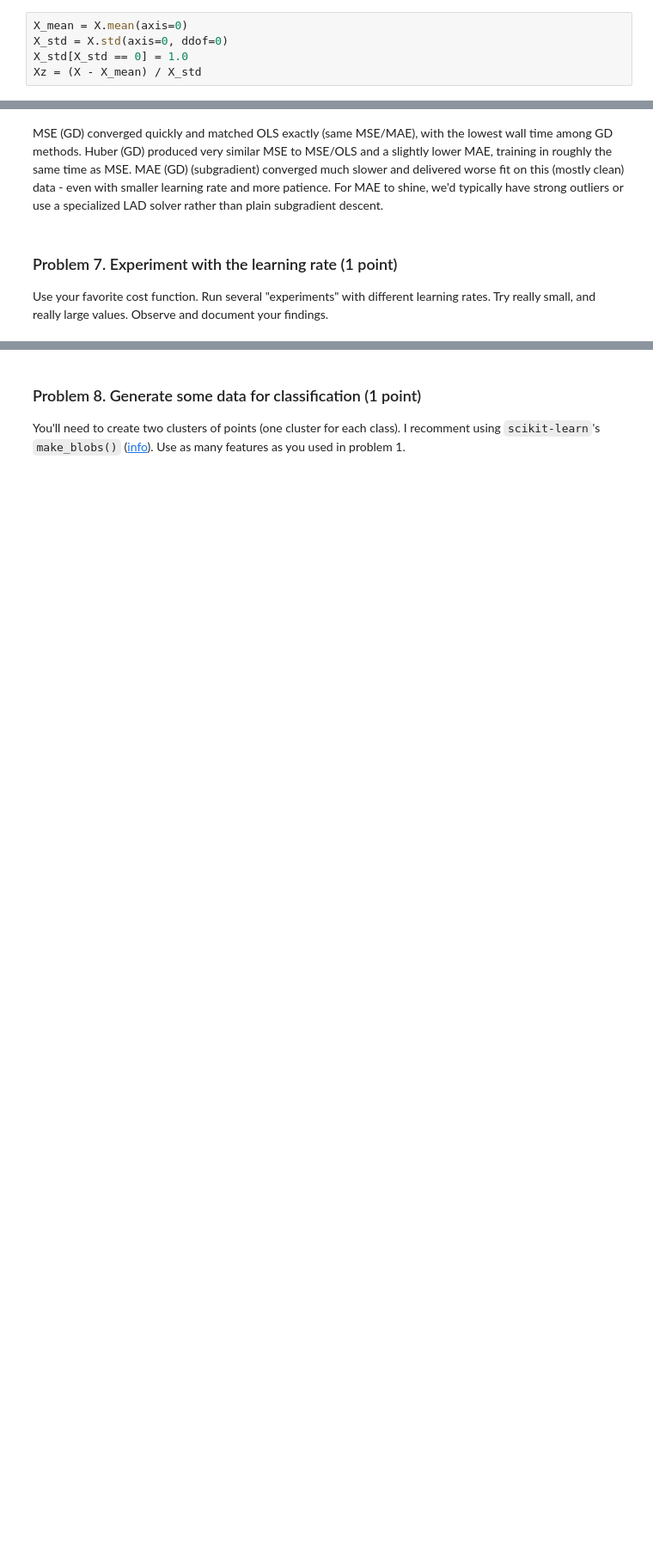
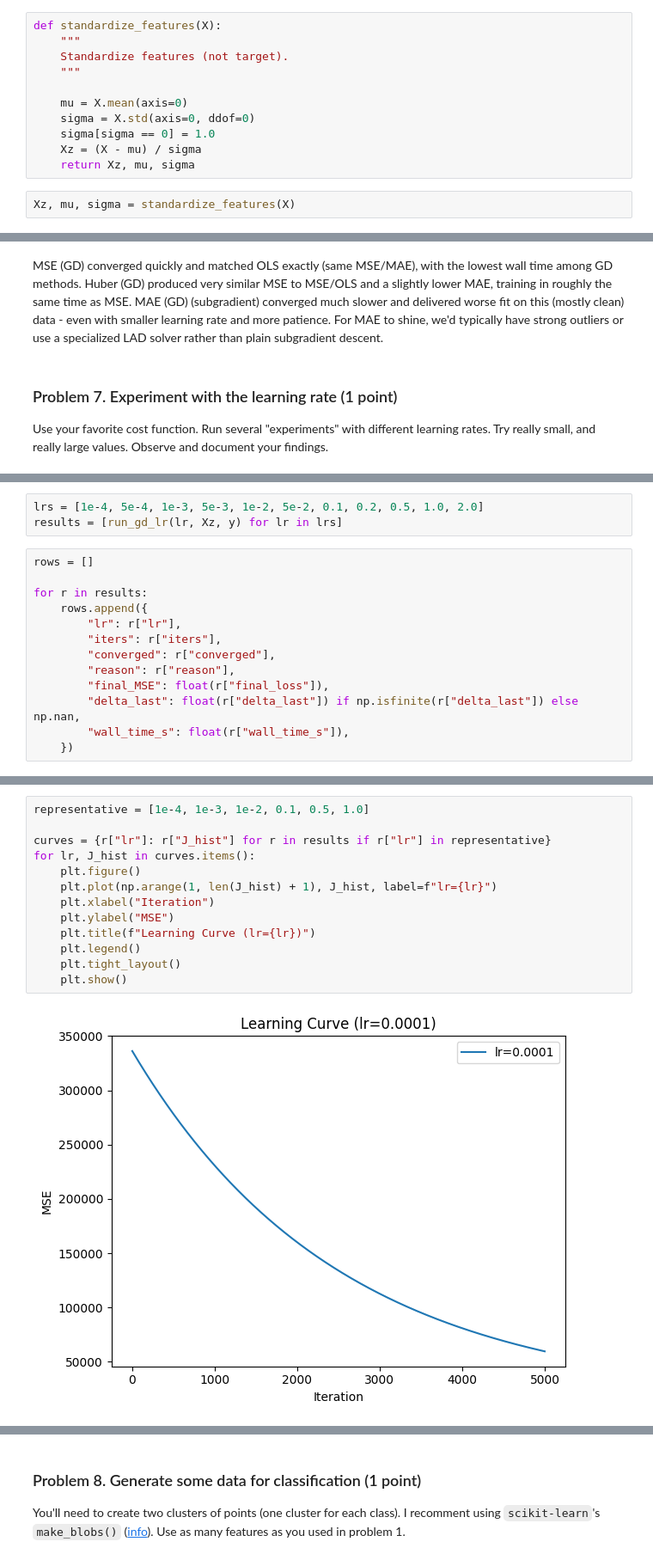
Before and after one commit to stilyan122/AI-and-Machine-Learning, a Jupyter notebook: Data Science/Regression Models/Regression Models Lab.ipynb, the cells around one changed output, grey strips where cells are left out. Shown at 86% size. Cells and saved outputs as stored; diff of their text form; blank space fills up the shorter version.

Commit message:
Finished Regression Models - Exercise - fully finished exercise - experimented with classification, learning rates, generated data, performed logistic regression and experimented further.

```diff
--- a/Data Science/Regression Models/Regression Models Lab.ipynb
+++ b/Data Science/Regression Models/Regression Models Lab.ipynb
@@ -309,11 +318,19 @@ You'll need to set a starting point (think about which one should be good, and h
 X = df[[c for c in df.columns if c.startswith("x")]].values
 y = df["y"].values
 n, m = X.shape
+# %%
+def standardize_features(X):
+    """
+    Standardize features (not target).
+    """
+
+    mu = X.mean(axis=0)
+    sigma = X.std(axis=0, ddof=0)
+    sigma[sigma == 0] = 1.0
+    Xz = (X - mu) / sigma
+    return Xz, mu, sigma
 # %%
-X_mean = X.mean(axis=0)
-X_std = X.std(axis=0, ddof=0)
-X_std[X_std == 0] = 1.0
-Xz = (X - X_mean) / X_std
+Xz, mu, sigma = standardize_features(X)
 # %%
 def to_original_scale(b_prime, a_prime, mu, sigma):
     """
@@ -548,0 +621,16 @@ Use your favorite cost function. Run several "experiments" with different learni
+# %%
+lrs = [1e-4, 5e-4, 1e-3, 5e-3, 1e-2, 5e-2, 0.1, 0.2, 0.5, 1.0, 2.0]
+results = [run_gd_lr(lr, Xz, y) for lr in lrs]
+# %%
+rows = []
+
+for r in results:
+    rows.append({
+        "lr": r["lr"],
+        "iters": r["iters"],
+        "converged": r["converged"],
+        "reason": r["reason"],
+        "final_MSE": float(r["final_loss"]),
+        "delta_last": float(r["delta_last"]) if np.isfinite(r["delta_last"]) else np.nan,
+        "wall_time_s": float(r["wall_time_s"]),
+    })
@@ -548,0 +658,15 @@ Use your favorite cost function. Run several "experiments" with different learni
+# %%
+representative = [1e-4, 1e-3, 1e-2, 0.1, 0.5, 1.0]
+
+curves = {r["lr"]: r["J_hist"] for r in results if r["lr"] in representative}
+for lr, J_hist in curves.items():
+    plt.figure()
+    plt.plot(np.arange(1, len(J_hist) + 1), J_hist, label=f"lr={lr}")
+    plt.xlabel("Iteration")
+    plt.ylabel("MSE")
+    plt.title(f"Learning Curve (lr={lr})")
+    plt.legend()
+    plt.tight_layout()
+    plt.show()
+# %% [output]
+[figure, added]
```
Also changed, not shown: parts of 37 cells of this notebook, 1 other file.
